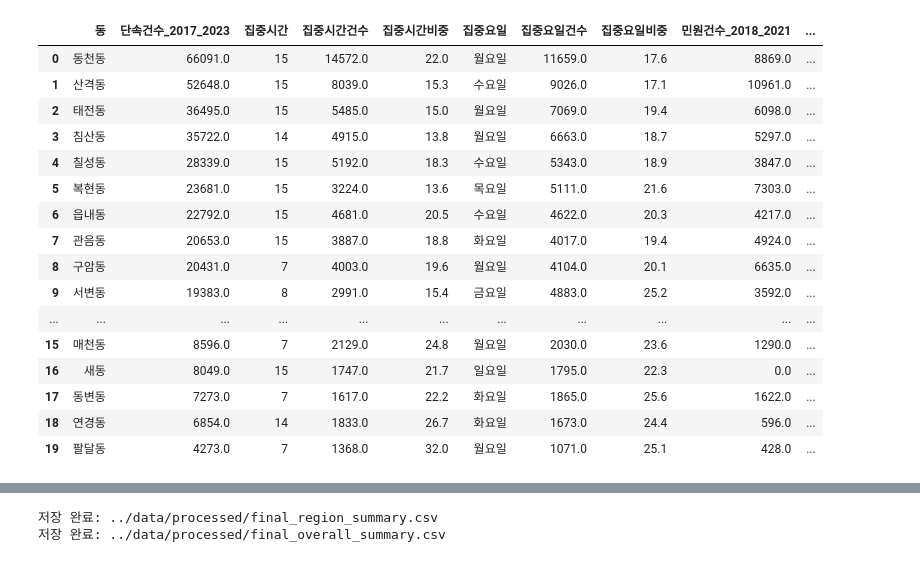
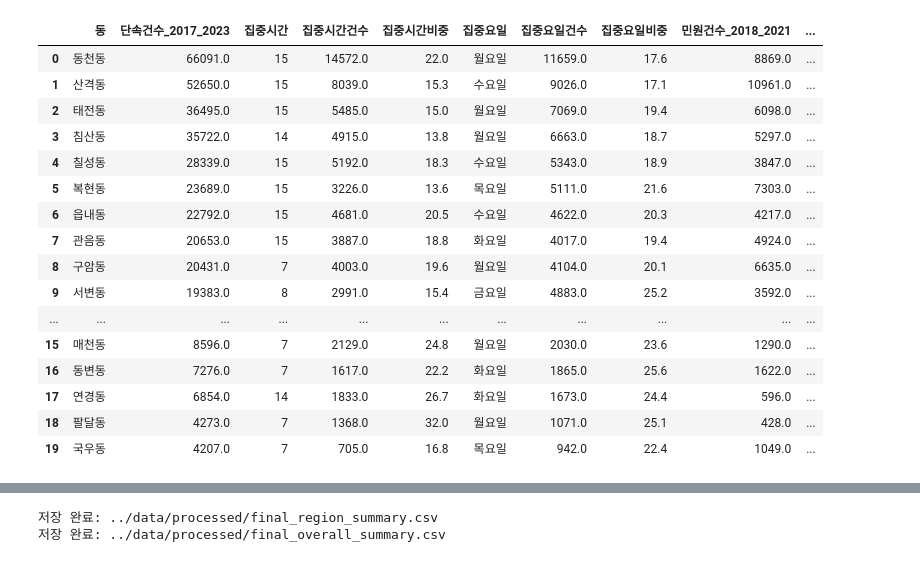
Before and after one commit to zzengmo/18_kdt_01, a Jupyter notebook: notebooks/06_final_analysis.ipynb, the cells around one changed output, grey strips where cells are left out. Saved outputs shown, nothing was run; the diff lists cells and outputs as text; code cells hidden in the pictures.

```diff
--- a/notebooks/06_final_analysis.ipynb
+++ b/notebooks/06_final_analysis.ipynb
@@ -58,6 +80,21 @@ if os.path.exists(location_top10_file):
 else:
     location_top10 = None
     print("※ location_top10_summary.csv가 없습니다. 04_location_analysis.ipynb를 먼저 실행하세요.")
+
+# 대표 좌표가 없는 동을 보완할 자료를 불러옵니다.
+complaint = pd.read_csv(
+    "../data/processed/lee_complaint_2018_2021.csv", encoding="utf-8-sig"
+)
+cctv = pd.read_csv(
+    "../data/processed/lee_cctv_location.csv", encoding="utf-8-sig"
+)
+hotspot = pd.read_csv(
+    "../data/processed/hotspot_clean.csv", encoding="utf-8-sig"
+)
+
+print("민원 좌표 데이터:", complaint.shape)
+print("CCTV 좌표 데이터:", cctv.shape)
+print("상습 발생지 좌표 데이터:", hotspot.shape)
 # %% [output]
 2017~2023 단속 데이터: (681828, 10)
 동별 지원 데이터: (26, 6)
@@ -68,9 +108,19 @@ else:
 violation["위반장소_정리"] = violation["위반장소"].astype(str).str.strip()
 violation["위반장소_정리"] = violation["위반장소_정리"].str.replace(r"\s+", " ", regex=True)
 
-# 장소명에서 동 이름을 추출합니다.
+# 지원자료와 2020 자료에서 확인된 동 이름만 추출합니다.
+# '자동차', '부동산' 등의 문구와 오타를 별도의 동으로 집계하지 않습니다.
+known_dongs = set(support["동"].dropna()) | set(
+    parking_2020["행정동"].dropna().str.strip().str.replace(
+        r"\d+(?=동)", "", regex=True
+    )
+)
+dong_names = sorted(
+    {name[:-1] for name in known_dongs if name.endswith("동")},
+    key=lambda name: (-len(name), name)
+)
 dong_extract = violation["위반장소_정리"].str.extract(
-    r"([가-힣]+?)\d*(동)(?:\d가)?"
+    r"(" + "|".join(dong_names) + r")\d*(동)(?:\d가)?"
 )
 
 violation["동"] = dong_extract[0] + dong_extract[1]
@@ -223,48 +341,51 @@ zero_cols = [
     "단속건수_2017_2023",
     "집중시간건수",
     "집중시간비중",
     "집중요일건수",
     "집중요일비중",
     "민원건수_2018_2021",
     "CCTV수",
     "주정차단속CCTV수",
     "상습발생지수",
     "상습지역민원누적"
 ]
 
 for col in zero_cols:
     if col in final.columns:
         final[col] = final[col].fillna(0)
 
 # 단속이 하나도 없는 동은 집중시간/요일을 '자료없음'으로 표시합니다.
 final["집중시간"] = final["집중시간"].fillna(-1).astype(int)
 final["집중요일"] = final["집중요일"].fillna("자료없음")
 
+# 대표 좌표를 확보한 동만 지도에 표시합니다.
+final["지도표시가능"] = final["지도표시가능"].fillna(False).astype(bool)
+
 # 단속건수 기준으로 정렬합니다.
 final = final.sort_values(
     "단속건수_2017_2023",
     ascending=False
 ).reset_index(drop=True)
 
 display(final.head(20))
 # %% [output]
 |  | 동 | 단속건수_2017_2023 | 집중시간 | 집중시간건수 | 집중시간비중 | 집중요일 | 집중요일건수 | 집중요일비중 | 민원건수_2018_2021 | ... |
 | 0 | 동천동 | 66091.0 | 15 | 14572.0 | 22.0 | 월요일 | 11659.0 | 17.6 | 8869.0 | ... |
-| 1 | 산격동 | 52648.0 | 15 | 8039.0 | 15.3 | 수요일 | 9026.0 | 17.1 | 10961.0 | ... |
+| 1 | 산격동 | 52650.0 | 15 | 8039.0 | 15.3 | 수요일 | 9026.0 | 17.1 | 10961.0 | ... |
 | 2 | 태전동 | 36495.0 | 15 | 5485.0 | 15.0 | 월요일 | 7069.0 | 19.4 | 6098.0 | ... |
 | 3 | 침산동 | 35722.0 | 14 | 4915.0 | 13.8 | 월요일 | 6663.0 | 18.7 | 5297.0 | ... |
 | 4 | 칠성동 | 28339.0 | 15 | 5192.0 | 18.3 | 수요일 | 5343.0 | 18.9 | 3847.0 | ... |
-| 5 | 복현동 | 23681.0 | 15 | 3224.0 | 13.6 | 목요일 | 5111.0 | 21.6 | 7303.0 | ... |
+| 5 | 복현동 | 23689.0 | 15 | 3226.0 | 13.6 | 목요일 | 5111.0 | 21.6 | 7303.0 | ... |
 | 6 | 읍내동 | 22792.0 | 15 | 4681.0 | 20.5 | 수요일 | 4622.0 | 20.3 | 4217.0 | ... |
 | 7 | 관음동 | 20653.0 | 15 | 3887.0 | 18.8 | 화요일 | 4017.0 | 19.4 | 4924.0 | ... |
 | 8 | 구암동 | 20431.0 | 7 | 4003.0 | 19.6 | 월요일 | 4104.0 | 20.1 | 6635.0 | ... |
 | 9 | 서변동 | 19383.0 | 8 | 2991.0 | 15.4 | 금요일 | 4883.0 | 25.2 | 3592.0 | ... |
 | ... | ... | ... | ... | ... | ... | ... | ... | ... | ... | ... |
 | 15 | 매천동 | 8596.0 | 7 | 2129.0 | 24.8 | 월요일 | 2030.0 | 23.6 | 1290.0 | ... |
-| 16 | 새동 | 8049.0 | 15 | 1747.0 | 21.7 | 일요일 | 1795.0 | 22.3 | 0.0 | ... |
-| 17 | 동변동 | 7273.0 | 7 | 1617.0 | 22.2 | 화요일 | 1865.0 | 25.6 | 1622.0 | ... |
-| 18 | 연경동 | 6854.0 | 14 | 1833.0 | 26.7 | 화요일 | 1673.0 | 24.4 | 596.0 | ... |
-| 19 | 팔달동 | 4273.0 | 7 | 1368.0 | 32.0 | 월요일 | 1071.0 | 25.1 | 428.0 | ... |
+| 16 | 동변동 | 7276.0 | 7 | 1617.0 | 22.2 | 화요일 | 1865.0 | 25.6 | 1622.0 | ... |
+| 17 | 연경동 | 6854.0 | 14 | 1833.0 | 26.7 | 화요일 | 1673.0 | 24.4 | 596.0 | ... |
+| 18 | 팔달동 | 4273.0 | 7 | 1368.0 | 32.0 | 월요일 | 1071.0 | 25.1 | 428.0 | ... |
+| 19 | 국우동 | 4207.0 | 7 | 705.0 | 16.8 | 목요일 | 942.0 | 22.4 | 1049.0 | ... |
 # %%
 # 상대 순위를 0~1 범위로 계산하는 함수입니다.
 def percentile_score(series):
```
Also changed, not shown: parts of 21 cells of this notebook, 6 other files.
